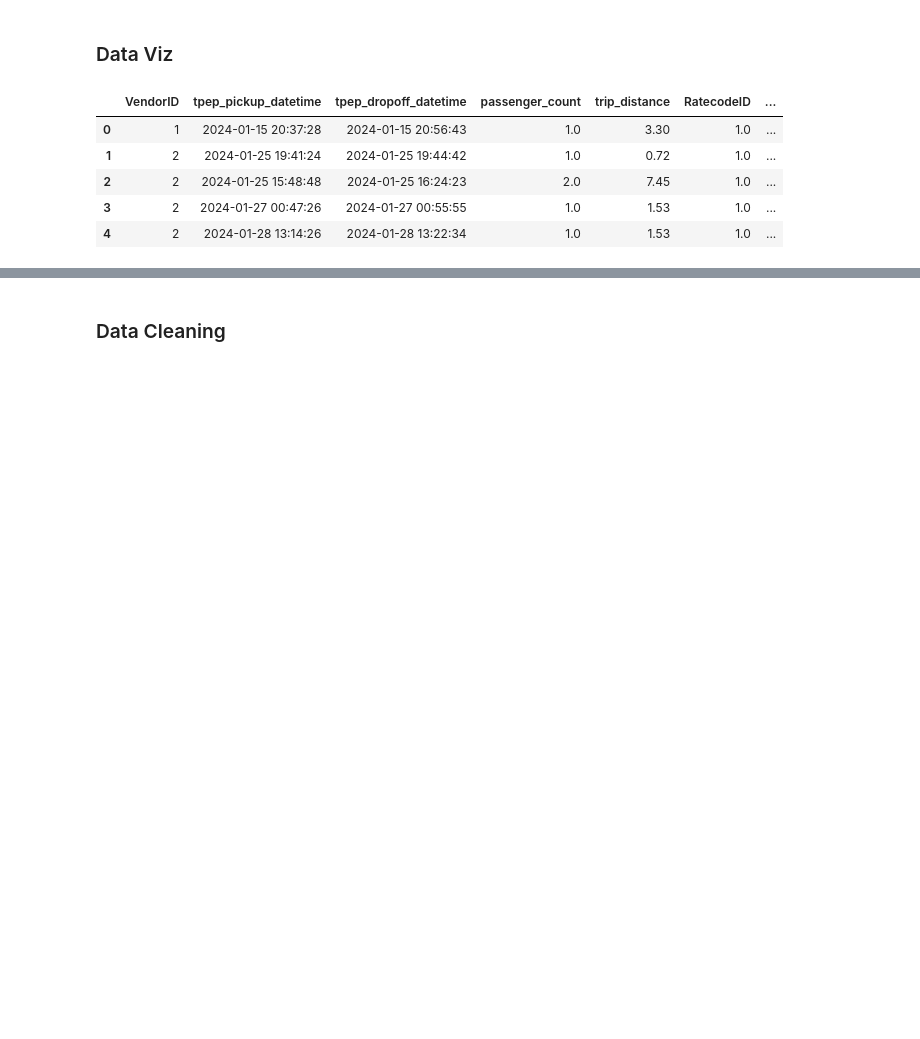
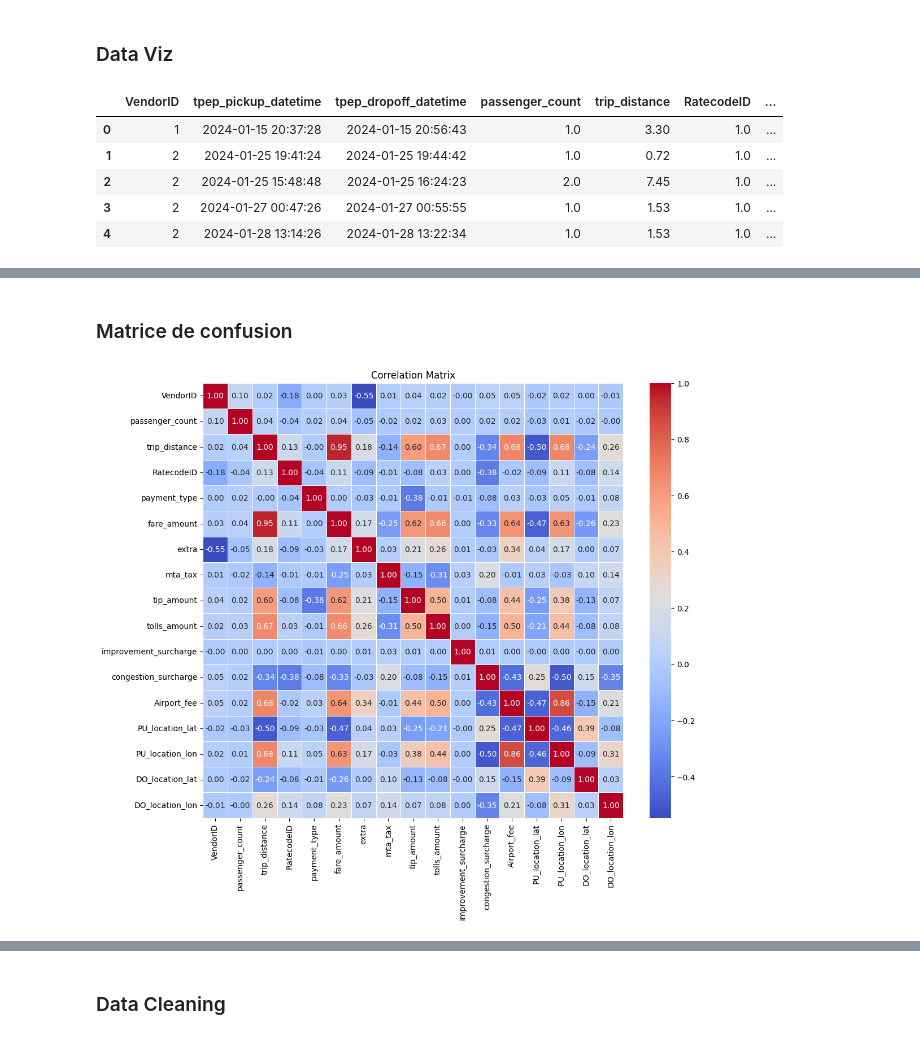
Before and after one commit to JorisCaudard/M2_DataChallenge, a Jupyter notebook: Notebooks/Regression.ipynb, the cells around one changed output, grey strips where cells are left out. Saved outputs shown, nothing was run; the diff lists cells and outputs as text; code cells hidden in the pictures; blank space fills up the shorter version.

Commit message:
PCA/correlation matrix/Graphs

```diff
--- a/Notebooks/Regression.ipynb
+++ b/Notebooks/Regression.ipynb
@@ -50,0 +60,19 @@ dfTrain.describe()
+# %% [markdown]
+### Matrice de confusion
+# %%
+import matplotlib.pyplot as plt
+import seaborn as sns
+
+# Dropping non-numeric columns
+dfTrain_numeric = dfTrain.select_dtypes(include=[np.number])
+
+# Calculate the correlation matrix
+corr_matrix = dfTrain_numeric.corr()
+
+# Plotting the correlation matrix using a Seaborn heatmap
+plt.figure(figsize=(12, 10))
+sns.heatmap(corr_matrix, annot=True, fmt='.2f', cmap='coolwarm', linewidths=0.5)
+plt.title('Correlation Matrix')
+plt.show()
+# %% [output]
+[figure, added]
```
Also changed, not shown: parts of 5 cells of this notebook, 1 other file.
